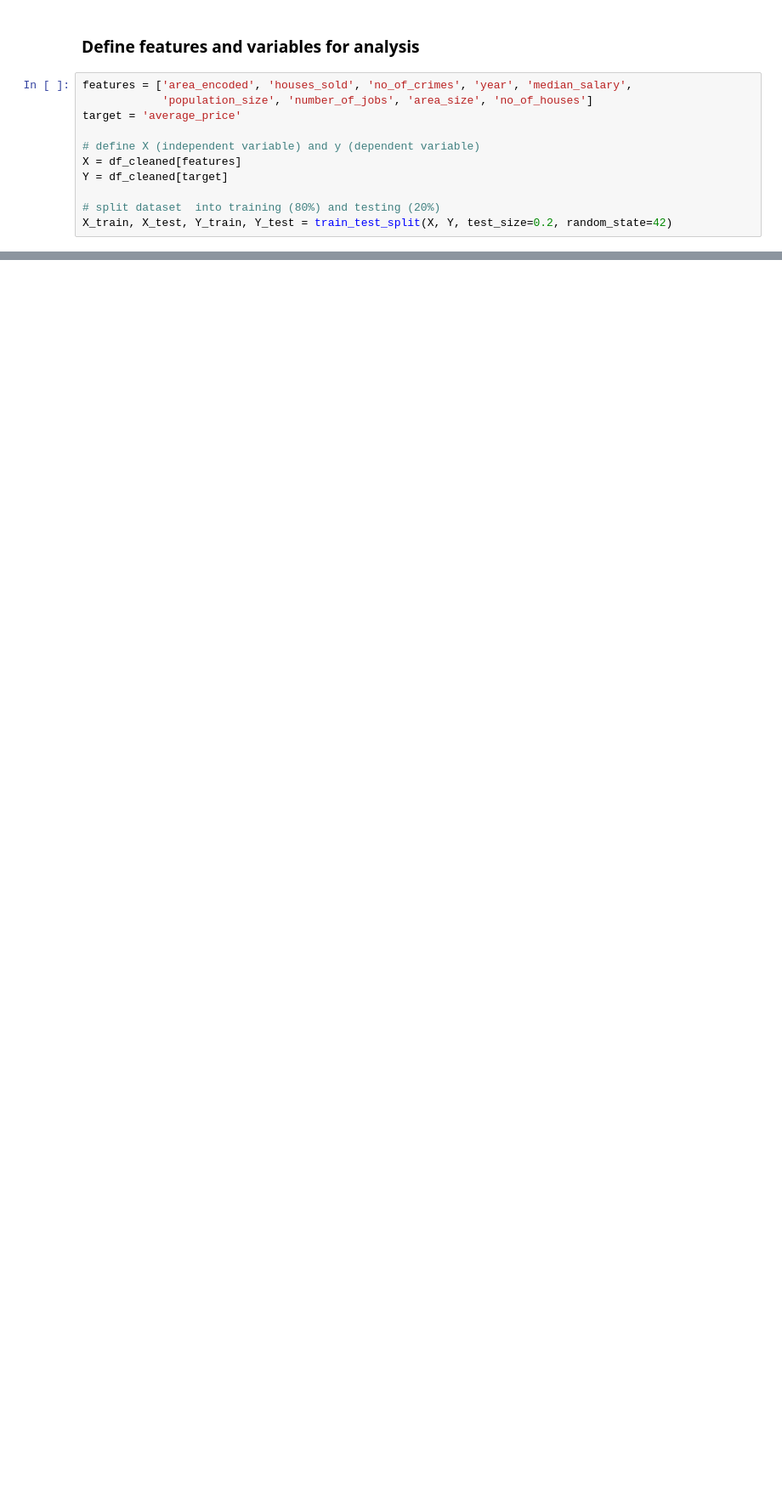
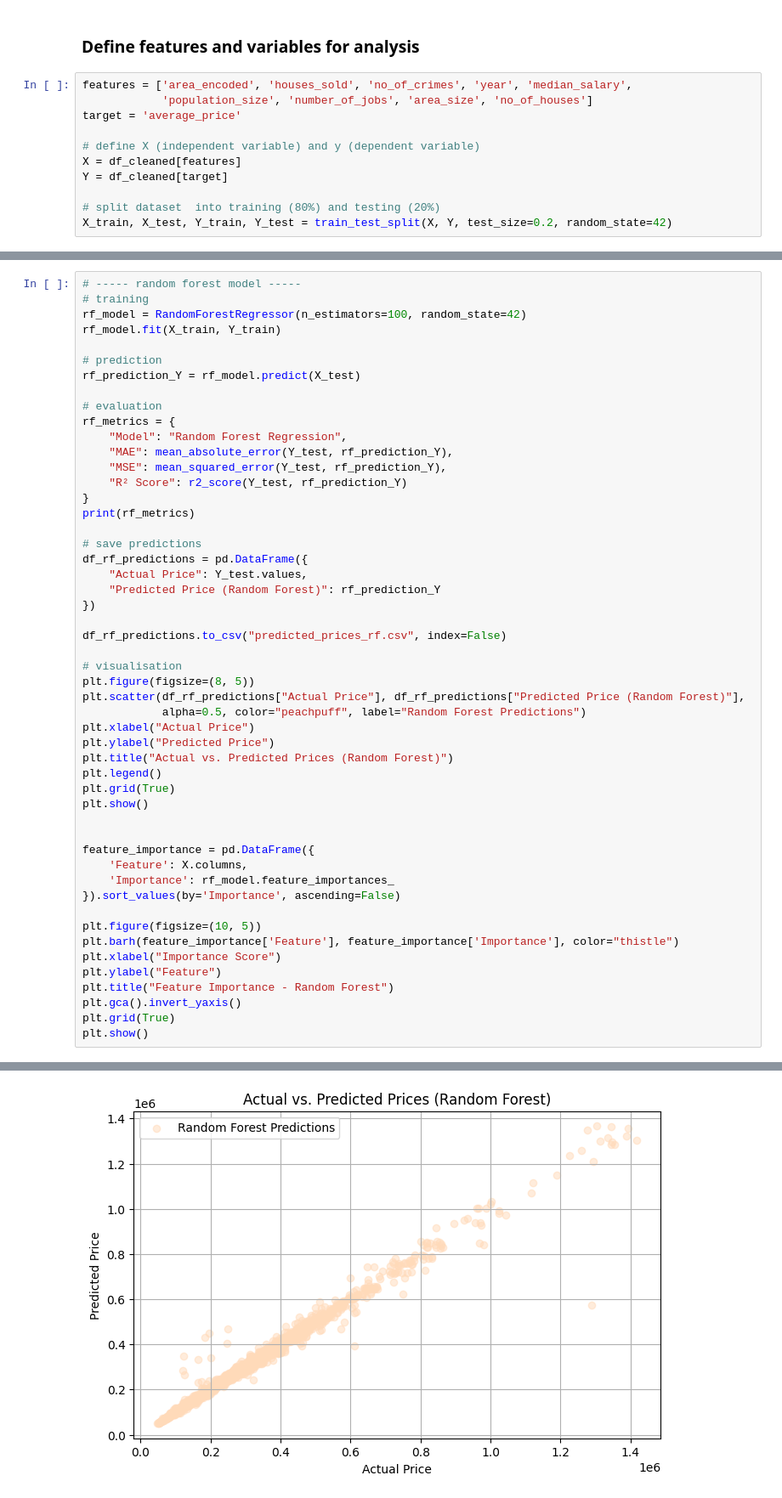
Before and after one commit to chaek0115/Housing-in-London, a Jupyter notebook: Coursework_Data Analytics_housing-in-london.ipynb, the cells around one changed output, grey strips where cells are left out. Shown at 85% size. Drawn from its saved outputs; the diff is of its cells as text; blank space fills up the shorter version.

```diff
--- a/Coursework_Data Analytics_housing-in-london.ipynb
+++ b/Coursework_Data Analytics_housing-in-london.ipynb
@@ -223,0 +212,52 @@ Predictions saved to predicted_prices.csv
+# %%
+# ----- random forest model -----
+# training
+rf_model = RandomForestRegressor(n_estimators=100, random_state=42)
+rf_model.fit(X_train, Y_train)
+
+# prediction
+rf_prediction_Y = rf_model.predict(X_test)
+
+# evaluation
+rf_metrics = {
+    "Model": "Random Forest Regression",
+    "MAE": mean_absolute_error(Y_test, rf_prediction_Y),
+    "MSE": mean_squared_error(Y_test, rf_prediction_Y),
+    "R² Score": r2_score(Y_test, rf_prediction_Y)
+}
+print(rf_metrics)
+
+# save predictions
+df_rf_predictions = pd.DataFrame({
+    "Actual Price": Y_test.values,
+    "Predicted Price (Random Forest)": rf_prediction_Y
+})
+
+df_rf_predictions.to_csv("predicted_prices_rf.csv", index=False)
+
+# visualisation
+plt.figure(figsize=(8, 5))
+plt.scatter(df_rf_predictions["Actual Price"], df_rf_predictions["Predicted Price (Random Forest)"],
+            alpha=0.5, color="peachpuff", label="Random Forest Predictions")
+plt.xlabel("Actual Price")
+plt.ylabel("Predicted Price")
+plt.title("Actual vs. Predicted Prices (Random Forest)")
+plt.legend()
+plt.grid(True)
+plt.show()
+
+
+feature_importance = pd.DataFrame({
+    'Feature': X.columns,
+    'Importance': rf_model.feature_importances_
+}).sort_values(by='Importance', ascending=False)
+
+plt.figure(figsize=(10, 5))
+plt.barh(feature_importance['Feature'], feature_importance['Importance'], color="thistle")
+plt.xlabel("Importance Score")
+plt.ylabel("Feature")
+plt.title("Feature Importance - Random Forest")
+plt.gca().invert_yaxis()
+plt.grid(True)
+plt.show()
+# %% [output]
@@ -223,0 +265 @@ Predictions saved to predicted_prices.csv
+[figure, added]
```
Also changed, not shown: parts of 6 cells of this notebook, 2 other files.
